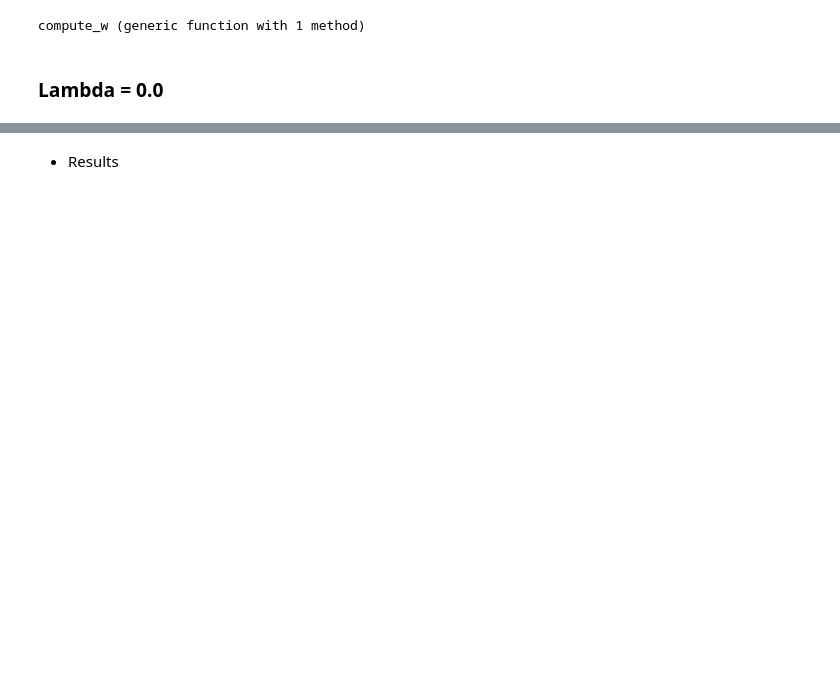
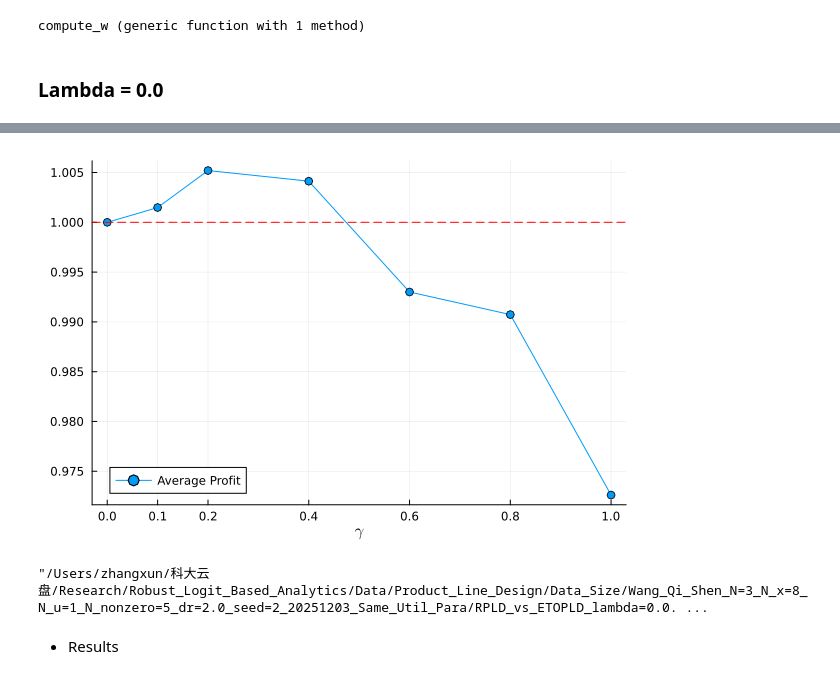
Before and after one commit to xunzhang-sjtu/Robust_Exp, a Jupyter notebook: Product_Line_Design/Experiment_Sample_Size.ipynb, the cells around one changed output, grey strips where cells are left out. Saved outputs shown, nothing was run; the diff lists cells and outputs as text; code cells hidden in the pictures; blank space fills up the shorter version.

```diff
--- a/Product_Line_Design/Experiment_Sample_Size.ipynb
+++ b/Product_Line_Design/Experiment_Sample_Size.ipynb
@@ -200,0 +331,5 @@ end
+# %%
+S_train = 200
+RST_True_All = load(string(data_dir, "RST_True_S=$(S_train)_lambda=$(lambda).jld2"));
+RST_ETO_All = load(string(data_dir, "RST_ETO_S=$(S_train)_lambda=$(lambda).jld2"));
+RST_RO_All = load(string(data_dir, "RST_RO_S=$(S_train)_lambda=$(lambda).jld2"));
@@ -201,3 +351,10 @@ end
+# %%
+fig_name = string(data_dir, "RPLD_vs_ETOPLD_lambda=$lambda.pdf")
+include_std = false
+line_plot_RPLD_vs_ETOPLD(profit_ETO,profit_RO,gamma_list,include_std,fig_name)
+# %% [output]
+[figure, added]
+"/Users/zhangxun/科大云盘/Research/Robust_Logit_Based_Analytics/Data/Product_Line_Design/Data_Size/Wang_Qi_Shen_N=3_N_x=8_N_u=1_N_nonzero=5_dr=2.0_seed=2_20251203_Same_Util_Para/RPLD_vs_ETOPLD_lambda=0.0. ...
 # %%
 # profit_True = zeros(instances);
 # profit_ETO = zeros(instances);
```
Also changed, not shown: parts of 24 cells of this notebook, 6 other files.
